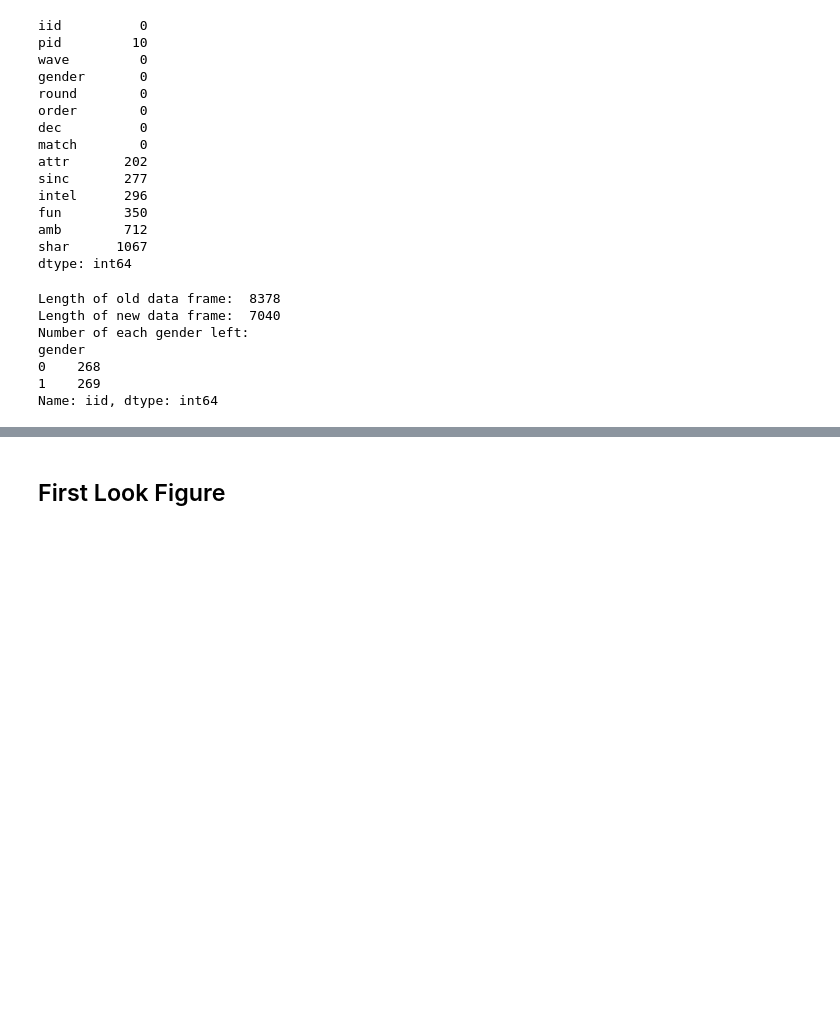
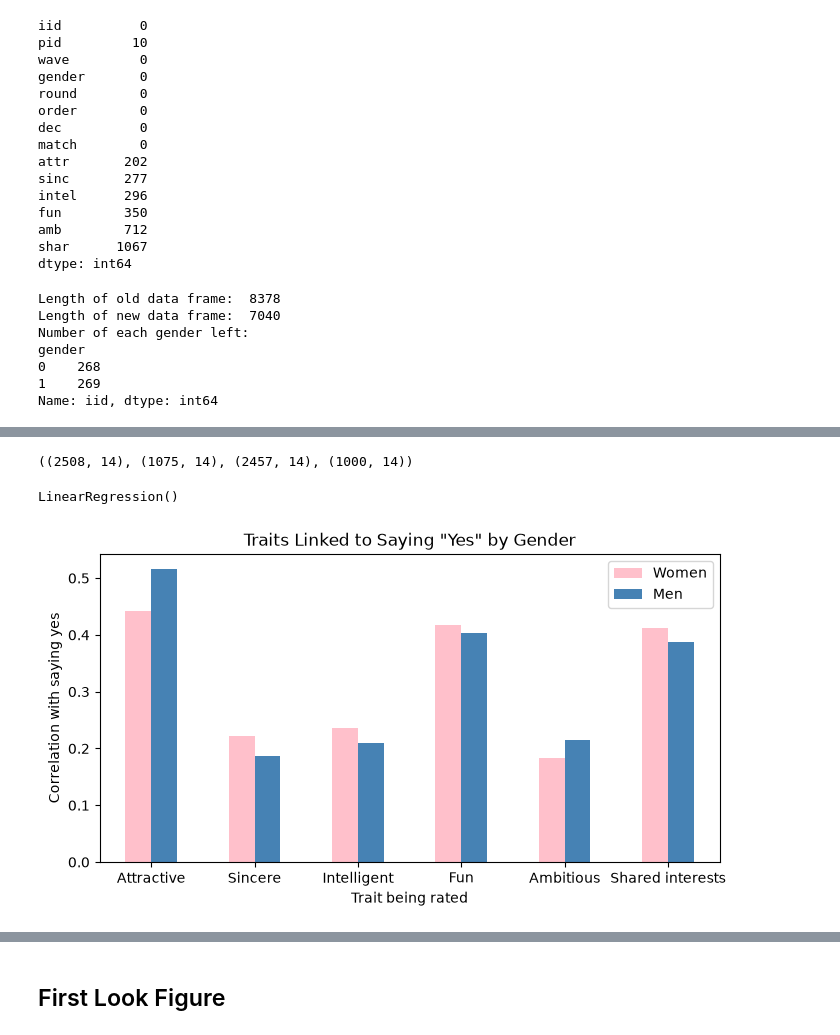
Before and after one commit to delaneyvanderpool/FDS2-F26-FinalProject-Group4, a Jupyter notebook: q1_natalie.ipynb, the cells around one changed output, grey strips where cells are left out. Saved outputs shown, nothing was run; the diff lists cells and outputs as text; code cells hidden in the pictures; blank space fills up the shorter version.

```diff
--- a/q1_natalie.ipynb
+++ b/q1_natalie.ipynb
@@ -90,0 +87,4 @@ Still to do:
+# %%
+# Split into men and women
+men = d_clean.query('gender == 1')
+women = d_clean.query('gender == 0')
@@ -90,0 +106,31 @@ Still to do:
+# %%
+# Check shape
+men_train.shape, men_test.shape, women_train.shape, women_test.shape
+# %% [output]
+((2508, 14), (1075, 14), (2457, 14), (1000, 14))
+# %%
+# Fit models
+men_model = LinearRegression()
+men_model.fit(men_train[traits], men_train['dec'])
+
+women_model = LinearRegression()
+women_model.fit(women_train[traits], women_train['dec'])
+# %% [output]
+LinearRegression()
+# %%
+# Get correlations between traits and "yes" decision
+men_corr = men[traits + ['dec']].corr()['dec'].drop('dec')
+women_corr = women[traits + ['dec']].corr()['dec'].drop('dec')
+# %%
+# Plot correlations
+corrs = pd.DataFrame({'Women': women_corr, 'Men': men_corr})
+corrs.index = ['Attractive', 'Sincere', 'Intelligent', 'Fun', 'Ambitious', 'Shared interests']
+
+corrs.plot(kind='bar', color=['pink', 'steelblue'], figsize=(8, 4))
+plt.title('Traits Linked to Saying "Yes" by Gender')
+plt.ylabel('Correlation with saying yes')
+plt.xlabel('Trait being rated')
+plt.xticks(rotation=0)
+plt.show()
+# %% [output]
+[figure, added]
```
Also changed, not shown: parts of 4 cells of this notebook.
